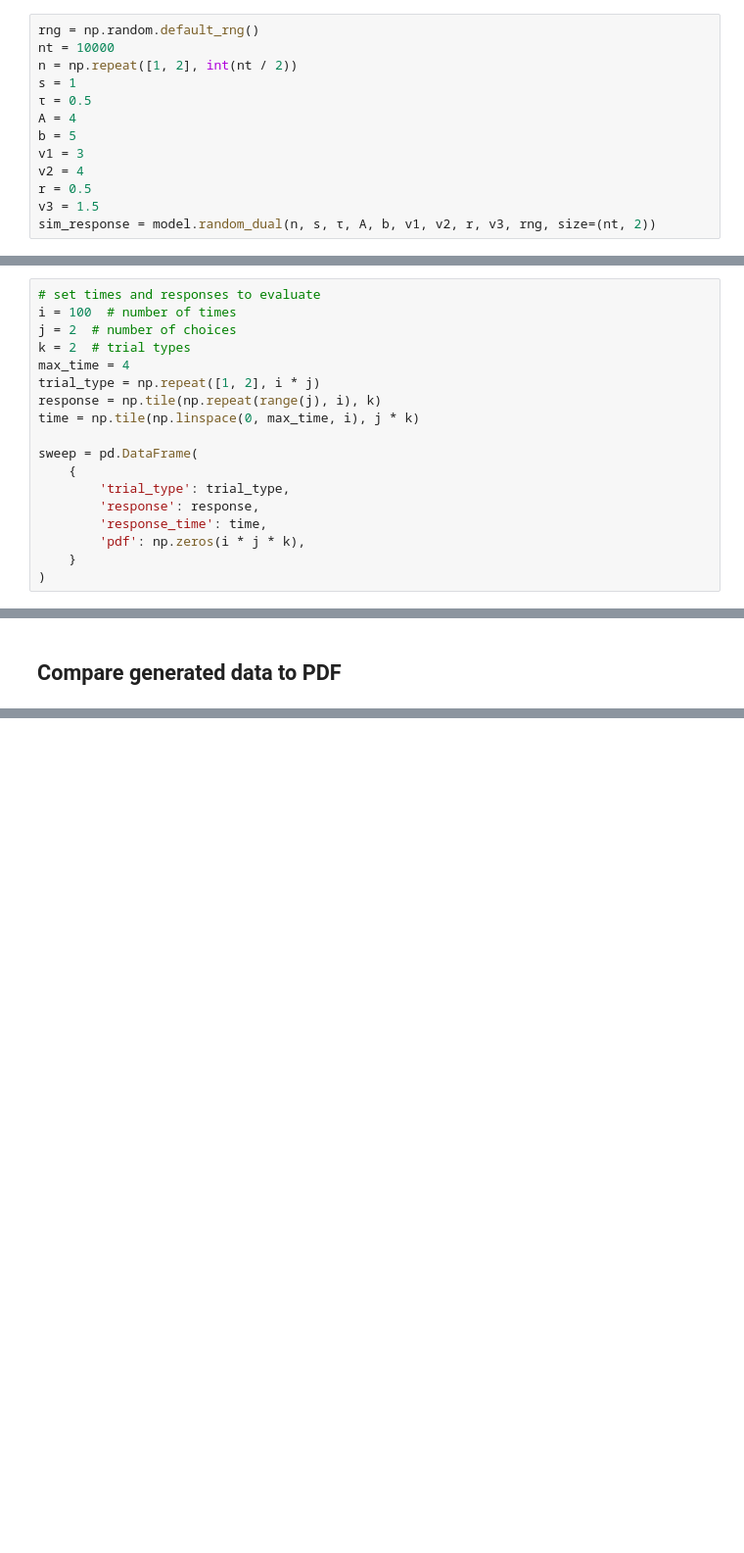
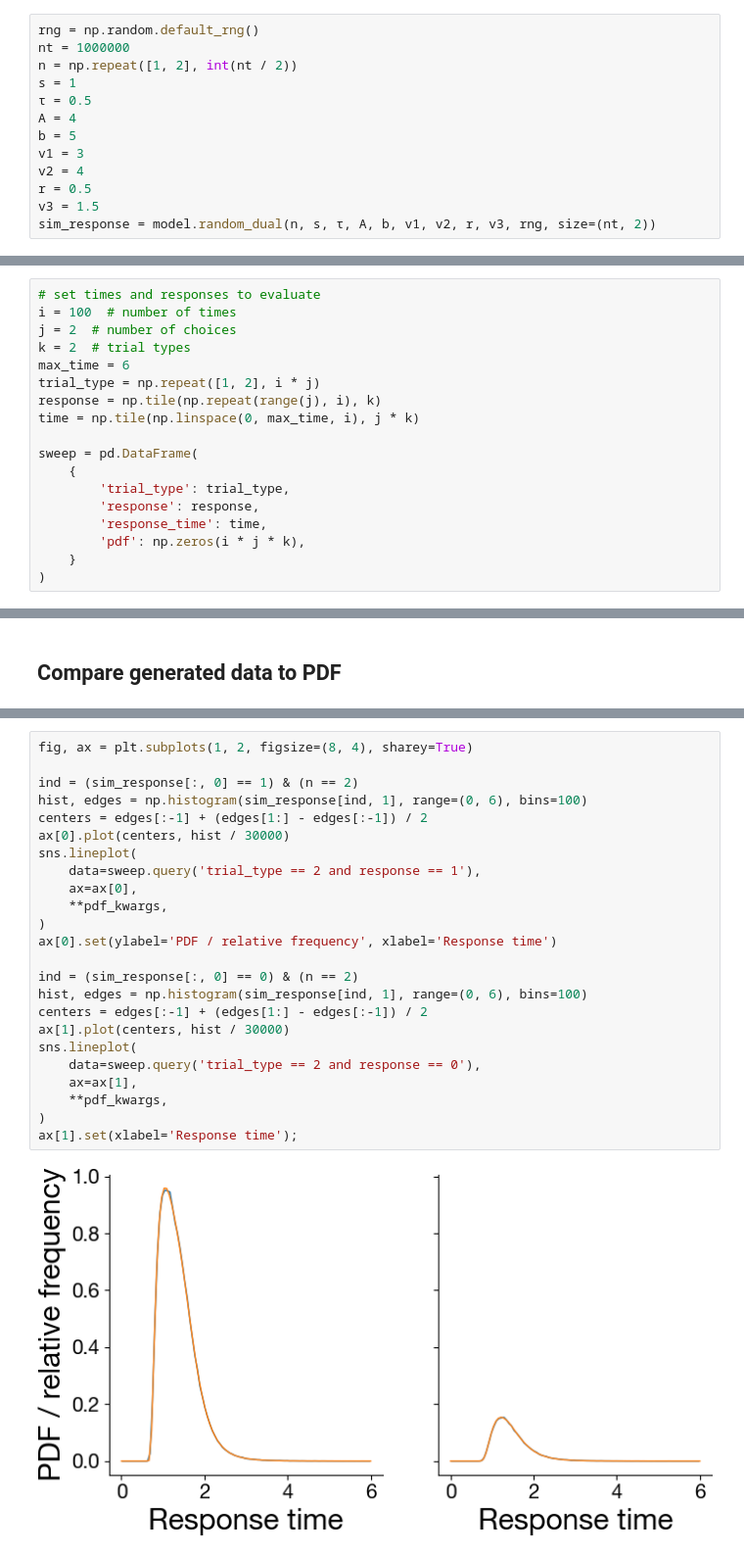
Before and after one commit to prestonlab/devreact, a Jupyter notebook: jupyter/test_pdf_3afc_dual.ipynb, the cells around one changed output, grey strips where cells are left out. Shown: that part at 98% size. Drawn from its saved outputs; the diff is of its cells as text; blank space fills up the shorter version.

```diff
--- a/jupyter/test_pdf_3afc_dual.ipynb
+++ b/jupyter/test_pdf_3afc_dual.ipynb
@@ -16,7 +18,7 @@ figures.set_style()
 ## Generate data
 # %%
 rng = np.random.default_rng()
-nt = 10000
+nt = 1000000
 n = np.repeat([1, 2], int(nt / 2))
 s = 1
 τ = 0.5
@@ -34,7 +36,7 @@ sim_response = model.random_dual(n, s, τ, A, b, v1, v2, r, v3, rng, size=(nt, 2
 i = 100  # number of times
 j = 2  # number of choices
 k = 2  # trial types
-max_time = 4
+max_time = 6
 trial_type = np.repeat([1, 2], i * j)
 response = np.tile(np.repeat(range(j), i), k)
 time = np.tile(np.linspace(0, max_time, i), j * k)
@@ -109,3 +116,29 @@ sns.lineplot(
+# %%
+fig, ax = plt.subplots(1, 2, figsize=(8, 4), sharey=True)
+
+ind = (sim_response[:, 0] == 1) & (n == 2)
+hist, edges = np.histogram(sim_response[ind, 1], range=(0, 6), bins=100)
+centers = edges[:-1] + (edges[1:] - edges[:-1]) / 2
+ax[0].plot(centers, hist / 30000)
+sns.lineplot(
+    data=sweep.query('trial_type == 2 and response == 1'),
+    ax=ax[0],
+    **pdf_kwargs,
+)
+ax[0].set(ylabel='PDF / relative frequency', xlabel='Response time')
+
+ind = (sim_response[:, 0] == 0) & (n == 2)
+hist, edges = np.histogram(sim_response[ind, 1], range=(0, 6), bins=100)
+centers = edges[:-1] + (edges[1:] - edges[:-1]) / 2
+ax[1].plot(centers, hist / 30000)
+sns.lineplot(
+    data=sweep.query('trial_type == 2 and response == 0'),
+    ax=ax[1],
+    **pdf_kwargs,
+)
+ax[1].set(xlabel='Response time');
+# %% [output]
+[figure, added]
 # %%
 %load_ext watermark
 %watermark -v -iv
```
Also changed, not shown: parts of 11 cells of this notebook.
